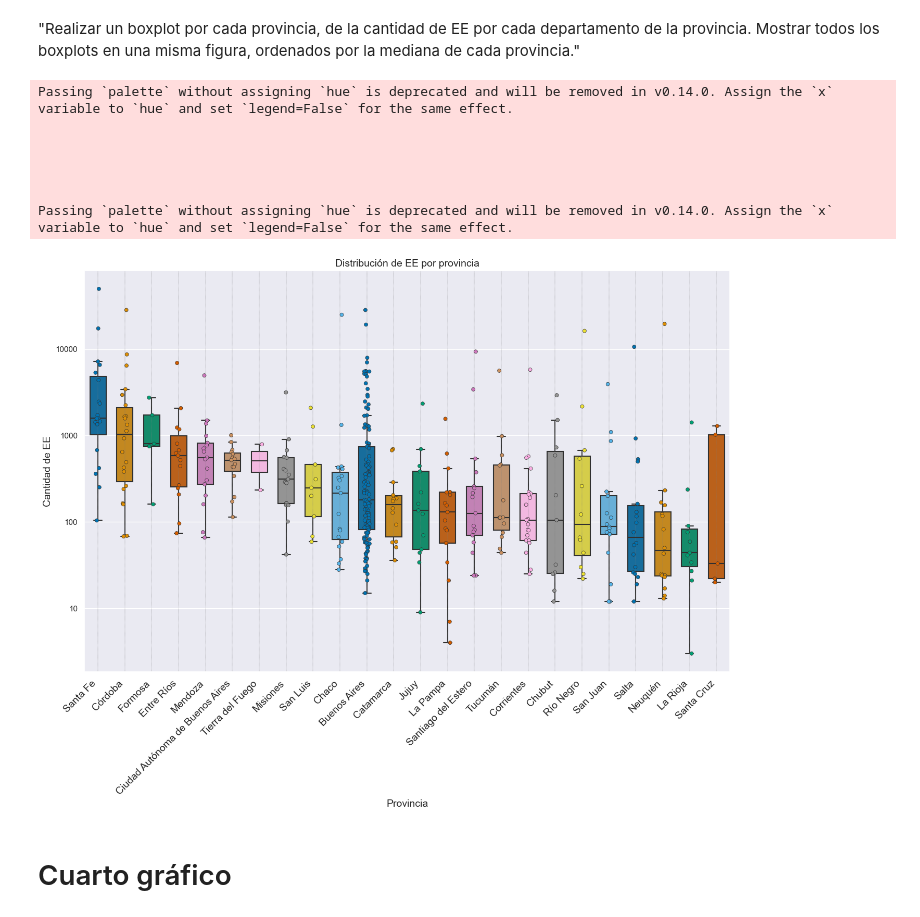
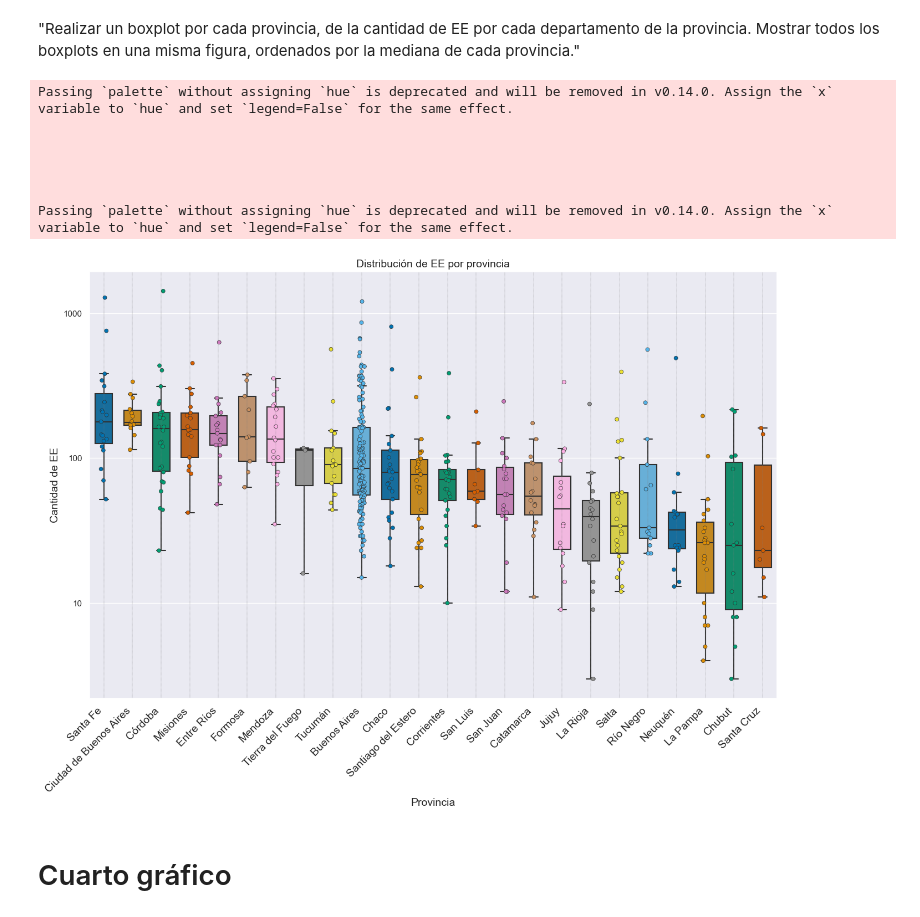
Before and after one commit to jerovernay/Tp-LaboDD-1, a Jupyter notebook: Descargas/main.ipynb, the cells around one changed output. Drawn from its saved outputs; the diff is of its cells as text; code cells hidden in the pictures.

```diff
--- a/Descargas/main.ipynb
+++ b/Descargas/main.ipynb
@@ -20,15 +20,8 @@ import numpy as np
 from matplotlib.lines import Line2D
 from matplotlib.ticker import ScalarFormatter
 
-BP_limpio = pd.read_csv("TablasModelo\\BP_limpio.csv")
-EE_limpio01 = pd.read_csv("TablasModelo\\EE_limpio_final_usando2daopcion.csv")
+BP = pd.read_csv("TablasModelo\\BP_limpio.csv")
+EE = pd.read_csv("TablasModelo\\EE_limpio.csv")
 Provincia = pd.read_csv("TablasModelo\\Provincia.csv")
-Depto = pd.read_csv("TablasModelo\\Departamento_corregido.csv")
-Poblacion = pd.read_csv("TablasModelo\\Padron_limpio_final.csv")
-
-
-duckdb.register("EE", EE_limpio01)
-duckdb.register("Poblacion", Poblacion)
-duckdb.register("Departamento", Depto)
-duckdb.register("Provincia", Provincia)
-duckdb.register("BP", BP_limpio)
+Depto = pd.read_csv("TablasModelo\\Departamento.csv")
+Poblacion = pd.read_csv("TablasModelo\\Padron_limpio.csv")
@@ -421,23 +413,21 @@ fig.show()
 departamento de la provincia. Mostrar todos los boxplots en una misma
 figura, ordenados por la mediana de cada provincia."
 # %%
-con = duckdb.connect()
-
-con.register('EE_limpio01', EE_limpio01)
-con.register('BP_limpio', BP_limpio)
-gr = pd.read_csv(r"Graficos\\graf_3.csv")
-
 query = """
-    SELECT Departamento, provincia, COUNT(Departamento) AS cantidad
-    FROM EE_limpio01 JOIN BP_limpio ON EE_limpio01."id_departamento" = BP_limpio."id_departamento"
-    GROUP BY Departamento, provincia
+    SELECT EE_limpio01.Departamento, nombre AS provincia, COUNT(EE_limpio01.Departamento) AS cantidad
+    FROM EE_limpio01 JOIN  Departamento ON EE_limpio01."id_departamento" = Departamento."id_departamento"
+    JOIN Provincia ON Departamento."id_provincia" = Provincia."id"
+    GROUP BY EE_limpio01.Departamento, nombre
     ORDER BY cantidad DESC
 """
 
-resultado = con.execute(query).fetchdf()
-resultado.to_csv('graf_3.csv', index=False)
+resultado = duckdb.query(query).df()
 
-#ordena por mediana de provincia, de manera descendiente
+gr = pd.read_csv(r"Graficos\graf_3.csv")
+
+
+
+# #ordena por mediana de provincia, de manera descendiente
 provincia_orden = (
     gr.groupby("provincia")["cantidad"]
     .median()
@@ -445,10 +435,10 @@ provincia_orden = (
     .index
 )
 
-#tamaño del grafico
+# #tamaño del grafico
 plt.figure(figsize=(16,10))
 
-# --- Boxplot ---
+# # --- Boxplot ---
 boxplot = sns.boxplot(
     data=gr,
     x="provincia",
@@ -460,7 +450,7 @@ boxplot = sns.boxplot(
     linewidth=1.5
 )
 
-# --- Boxplot ---
+# # --- Stripplot ---
 sns.stripplot(
     data=gr,
     x="provincia",
@@ -471,37 +461,37 @@ sns.stripplot(
     alpha=1,
     size=5,
     linewidth=0.5,
     legend=False           # Oculta leyenda duplicada
 )
 
-# para la escala del eje y
+# # para la escala del eje y
 plt.yscale('log')
 ax = plt.gca()
 ax.yaxis.set_major_formatter(ScalarFormatter())
 ax.ticklabel_format(style='plain', axis='y')
 
 
-# --- Ajustes finales ---
+# # --- Ajustes finales ---
 plt.title("Distribución de EE por provincia", fontsize=14)
 plt.xlabel("Provincia", fontsize=14)
 plt.ylabel("Cantidad de EE", fontsize=14)
 
 plt.xticks(rotation=45, ha="right", fontsize=14)
 
-#lineas para que se entiende a que provincia pertenece cada boxplot
+# #lineas para que se entiende a que provincia pertenece cada boxplot
 for i in range(len(provincia_orden)):
     plt.axvline(i, color='gray', linewidth=0.3, linestyle='--')
 
 plt.show()
 # %% [output]
 Passing `palette` without assigning `hue` is deprecated and will be removed in v0.14.0. Assign the `x` variable to `hue` and set `legend=False` for the same effect.
 
 
 
 
 
 Passing `palette` without assigning `hue` is deprecated and will be removed in v0.14.0. Assign the `x` variable to `hue` and set `legend=False` for the same effect.
-[figure, old version]
+[figure, new version]
 # %% [markdown]
 # Cuarto gráfico
 # %% [markdown]
```
Also changed, not shown: parts of 4 cells of this notebook, 10 other files.
